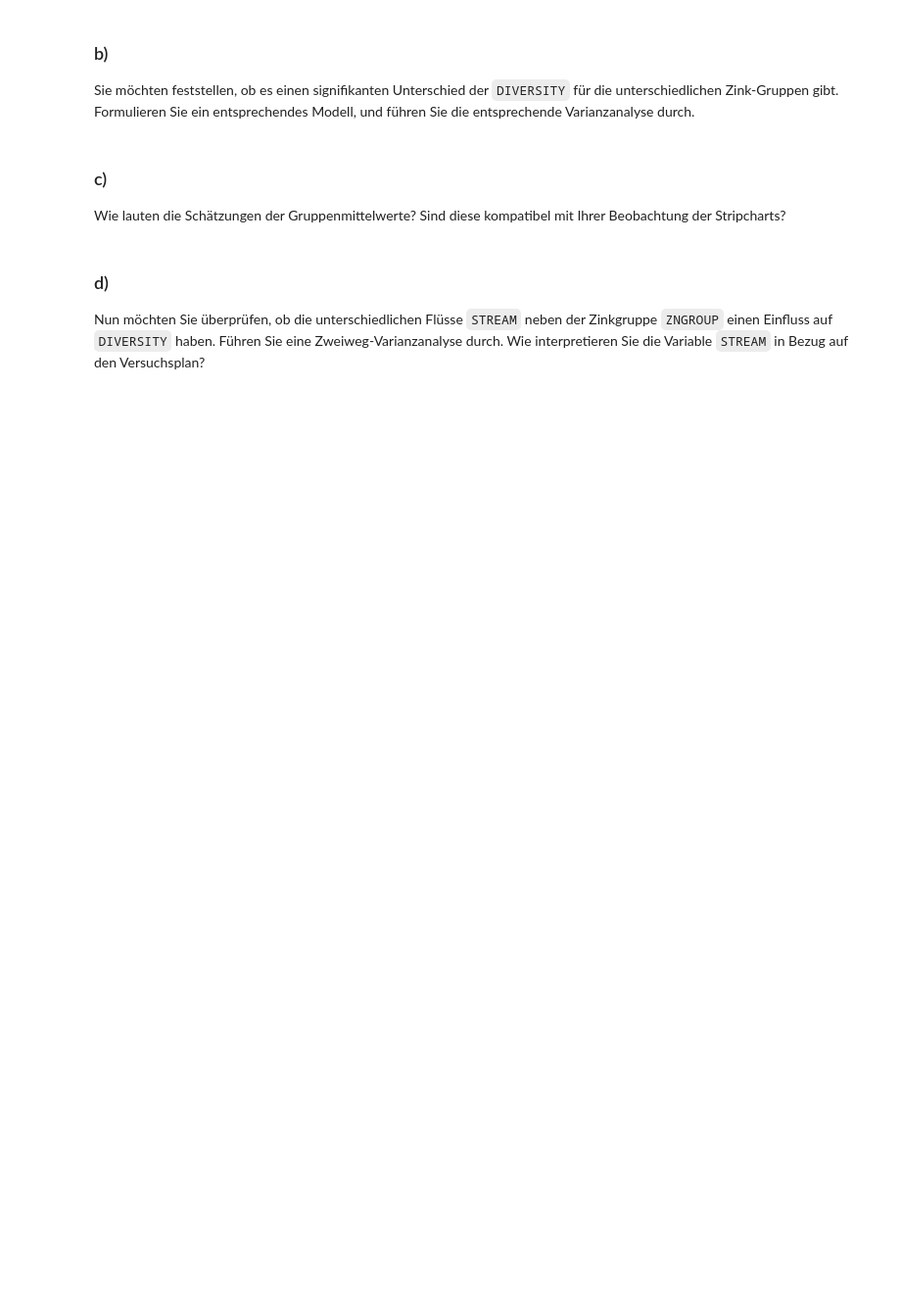
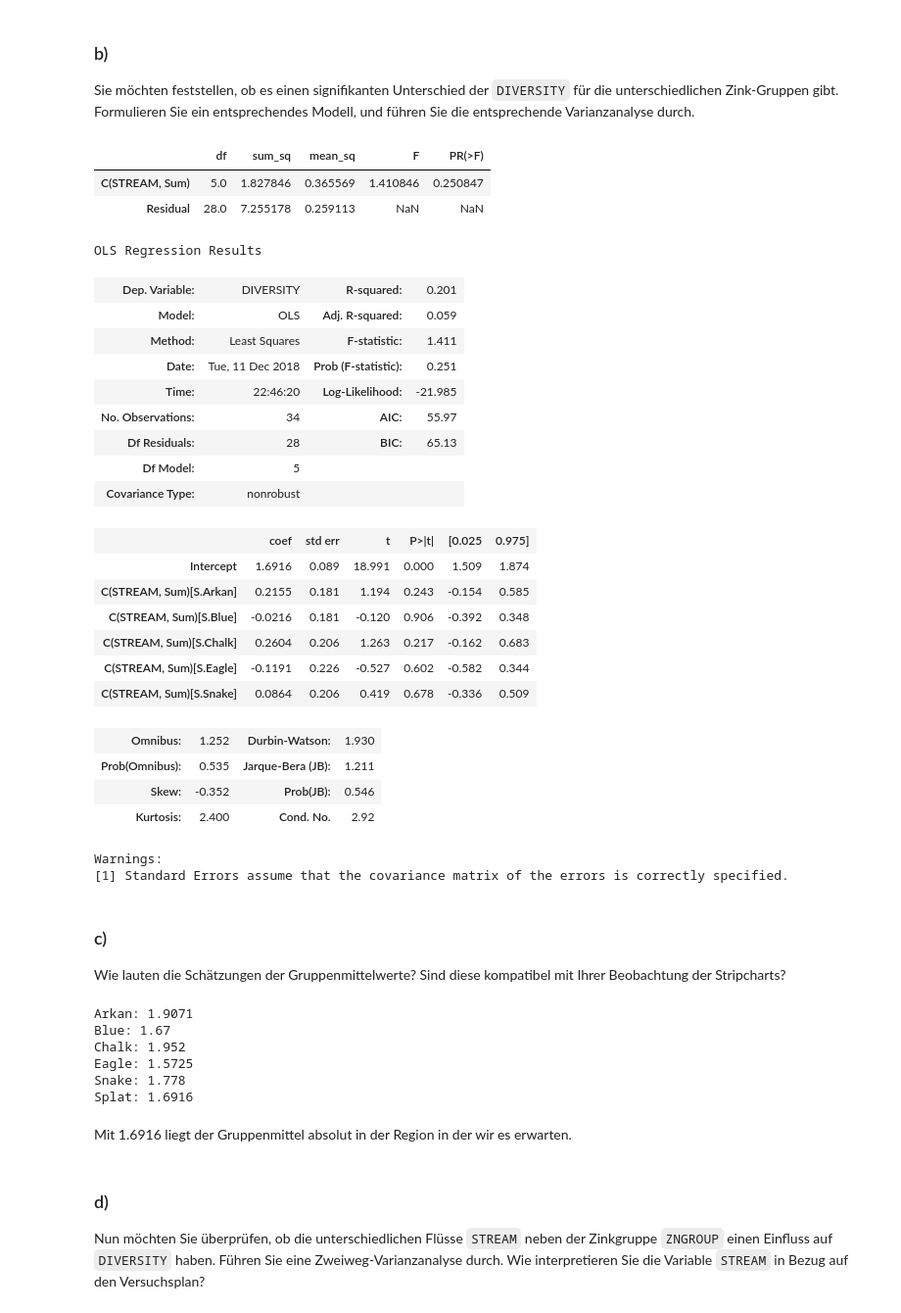
Before and after one commit to KilnOfTheSecondFlame/STAT_HS18_Exercises, a Jupyter notebook: 11_Exercise11/11_Exercise 11.ipynb, the cells around one changed output. Shown at 98% size. Saved outputs shown, nothing was run; the diff lists cells and outputs as text; code cells hidden in the pictures; blank space fills up the shorter version.

```diff
--- a/11_Exercise11/11_Exercise 11.ipynb
+++ b/11_Exercise11/11_Exercise 11.ipynb
@@ -271,10 +293,65 @@ Lesen Sie den in der Datei `stream.dat` gespeicherten Datensatz ein. Erstellen S
 # %% [markdown]
 ### b)
 Sie möchten feststellen, ob es einen signifikanten Unterschied der `DIVERSITY` für die unterschiedlichen Zink-Gruppen gibt. Formulieren Sie ein entsprechendes Modell, und führen Sie die entsprechende Varianzanalyse durch.
+# %%
+fit = ols("DIVERSITY ~ C(STREAM,Sum)", data=streamframe).fit()
+anova_lm(fit)
+# %% [output]
+|  | df | sum_sq | mean_sq | F | PR(>F) |
+| C(STREAM, Sum) | 5.0 | 1.827846 | 0.365569 | 1.410846 | 0.250847 |
+| Residual | 28.0 | 7.255178 | 0.259113 | NaN | NaN |
+# %%
+fit.summary()
+# %% [output]
+OLS Regression Results
+| Dep. Variable: | DIVERSITY | R-squared: | 0.201 |
+| Model: | OLS | Adj. R-squared: | 0.059 |
+| Method: | Least Squares | F-statistic: | 1.411 |
+| Date: | Tue, 11 Dec 2018 | Prob (F-statistic): | 0.251 |
+| Time: | 22:46:20 | Log-Likelihood: | -21.985 |
+| No. Observations: | 34 | AIC: | 55.97 |
+| Df Residuals: | 28 | BIC: | 65.13 |
+| Df Model: | 5 |  |  |
+| Covariance Type: | nonrobust |  |  |
+|  | coef | std err | t | P>|t| | [0.025 | 0.975] |
+| Intercept | 1.6916 | 0.089 | 18.991 | 0.000 | 1.509 | 1.874 |
+| C(STREAM, Sum)[S.Arkan] | 0.2155 | 0.181 | 1.194 | 0.243 | -0.154 | 0.585 |
+| C(STREAM, Sum)[S.Blue] | -0.0216 | 0.181 | -0.120 | 0.906 | -0.392 | 0.348 |
+| C(STREAM, Sum)[S.Chalk] | 0.2604 | 0.206 | 1.263 | 0.217 | -0.162 | 0.683 |
+| C(STREAM, Sum)[S.Eagle] | -0.1191 | 0.226 | -0.527 | 0.602 | -0.582 | 0.344 |
+| C(STREAM, Sum)[S.Snake] | 0.0864 | 0.206 | 0.419 | 0.678 | -0.336 | 0.509 |
+| Omnibus: | 1.252 | Durbin-Watson: | 1.930 |
+| Prob(Omnibus): | 0.535 | Jarque-Bera (JB): | 1.211 |
+| Skew: | -0.352 | Prob(JB): | 0.546 |
+| Kurtosis: | 2.400 | Cond. No. | 2.92 |
+Warnings:
+[1] Standard Errors assume that the covariance matrix of the errors is correctly specified.
 # %% [markdown]
 ### c)
 Wie lauten die Schätzungen der Gruppenmittelwerte? Sind diese kompatibel
 mit Ihrer Beobachtung der Stripcharts?
+# %%
+intercept = 1.6916
+arkan = intercept + 0.2155
+blue = intercept - 0.0216
+chalk = intercept + 0.2604
+eagle = intercept - 0.1191
+snake = intercept + 0.0864
+print("Arkan: " + str(arkan))
+print("Blue: " + str(blue))
+print("Chalk: " + str(chalk))
+print("Eagle: " + str(eagle))
+print("Snake: " + str(snake))
+print("Splat: " + str(intercept))
+# %% [output]
+Arkan: 1.9071
+Blue: 1.67
+Chalk: 1.952
+Eagle: 1.5725
+Snake: 1.778
+Splat: 1.6916
+# %% [markdown]
+Mit 1.6916 liegt der Gruppenmittel absolut in der Region in der wir es erwarten.
 # %% [markdown]
 ### d)
 Nun möchten Sie überprüfen, ob die unterschiedlichen Flüsse `STREAM` neben der Zinkgruppe `ZNGROUP` einen Einfluss auf `DIVERSITY` haben. Führen Sie eine Zweiweg-Varianzanalyse durch. Wie interpretieren Sie die Variable `STREAM` in Bezug auf den Versuchsplan?
```
Also changed, not shown: parts of 6 cells of this notebook.
